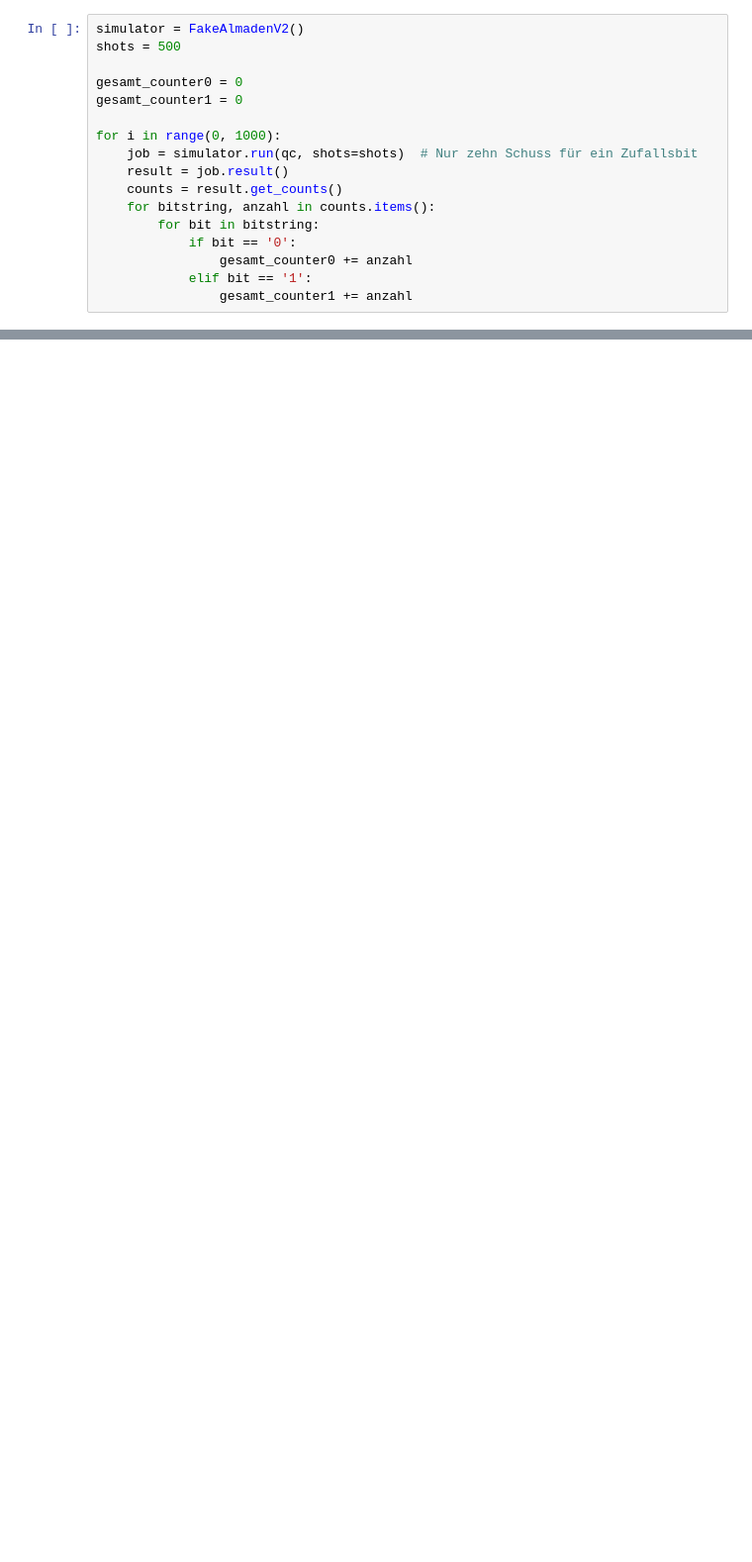
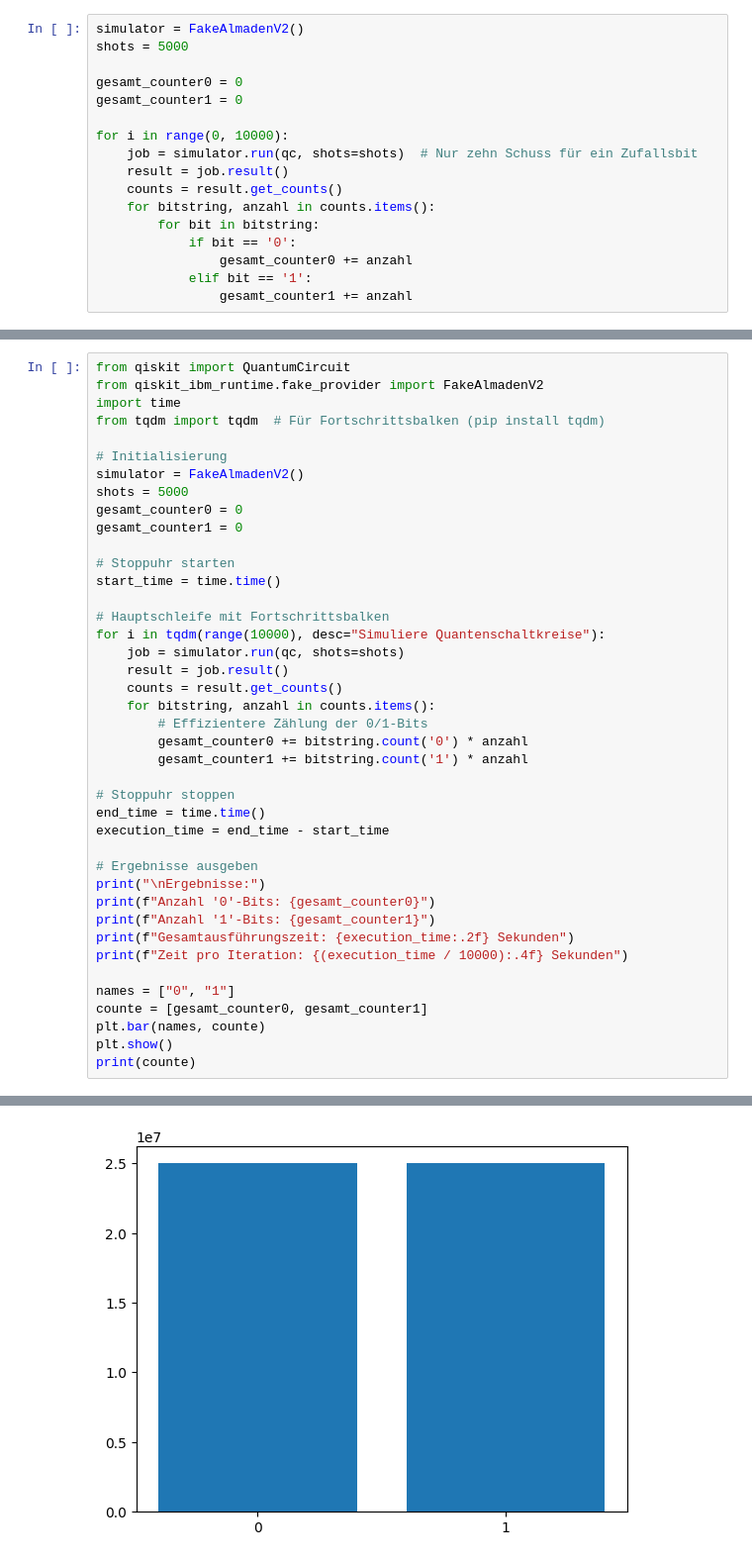
Before and after one commit to Qbannes/Quantum_Computing_Team, a Jupyter notebook: Qiskit/Funktioniert/BarchartVerteilung.ipynb, the cells around one changed output, grey strips where cells are left out. Shown: that part at 99% size. Cells and saved outputs as stored; diff of their text form; blank space fills up the shorter version.

```diff
--- a/Qiskit/Funktioniert/BarchartVerteilung.ipynb
+++ b/Qiskit/Funktioniert/BarchartVerteilung.ipynb
@@ -36,11 +36,11 @@ plt.show()
 # %%
 simulator = FakeAlmadenV2()
-shots = 500
+shots = 5000
 
 gesamt_counter0 = 0
 gesamt_counter1 = 0
 
-for i in range(0, 1000):
+for i in range(0, 10000):
     job = simulator.run(qc, shots=shots)  # Nur zehn Schuss für ein Zufallsbit
     result = job.result()
     counts = result.get_counts()
@@ -61,0 +62,42 @@ print(counte)
+# %%
+from qiskit import QuantumCircuit
+from qiskit_ibm_runtime.fake_provider import FakeAlmadenV2
+import time
+from tqdm import tqdm  # Für Fortschrittsbalken (pip install tqdm)
+
+# Initialisierung
+simulator = FakeAlmadenV2()
+shots = 5000
+gesamt_counter0 = 0
+gesamt_counter1 = 0
+
+# Stoppuhr starten
+start_time = time.time()
+
+# Hauptschleife mit Fortschrittsbalken
+for i in tqdm(range(10000), desc="Simuliere Quantenschaltkreise"):
+    job = simulator.run(qc, shots=shots)
+    result = job.result()
+    counts = result.get_counts()
+    for bitstring, anzahl in counts.items():
+        # Effizientere Zählung der 0/1-Bits
+        gesamt_counter0 += bitstring.count('0') * anzahl
+        gesamt_counter1 += bitstring.count('1') * anzahl
+
+# Stoppuhr stoppen
+end_time = time.time()
+execution_time = end_time - start_time
+
+# Ergebnisse ausgeben
+print("\nErgebnisse:")
+print(f"Anzahl '0'-Bits: {gesamt_counter0}")
+print(f"Anzahl '1'-Bits: {gesamt_counter1}")
+print(f"Gesamtausführungszeit: {execution_time:.2f} Sekunden")
+print(f"Zeit pro Iteration: {(execution_time / 10000):.4f} Sekunden")
+
+names = ["0", "1"]
+counte = [gesamt_counter0, gesamt_counter1]
+plt.bar(names, counte)
+plt.show()
+print(counte)
+# %% [output]
@@ -61,0 +109 @@ print(counte)
+[figure, added]
```
Also changed, not shown: parts of 4 cells of this notebook, 2 other files.
